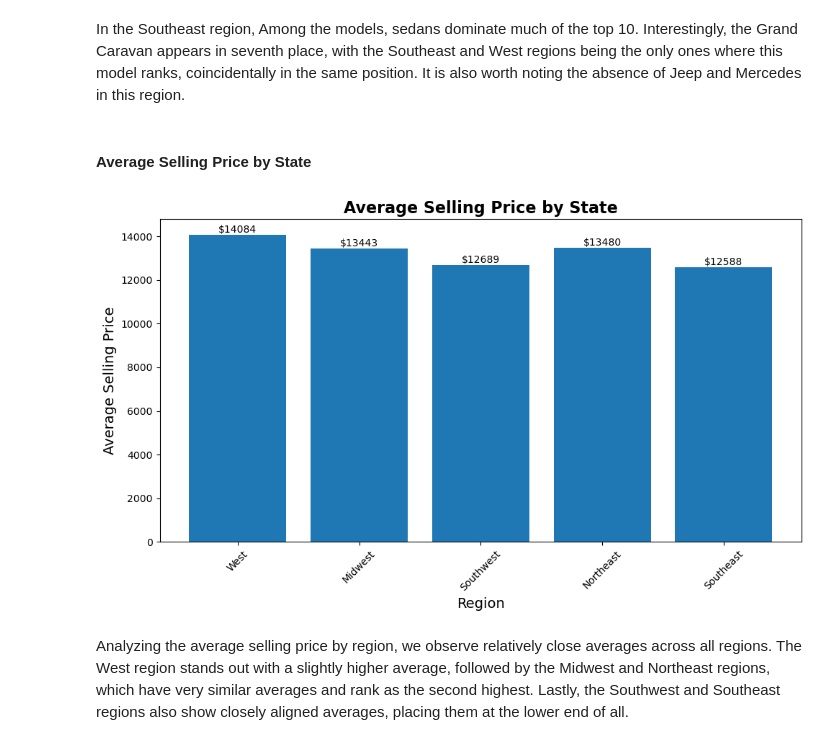
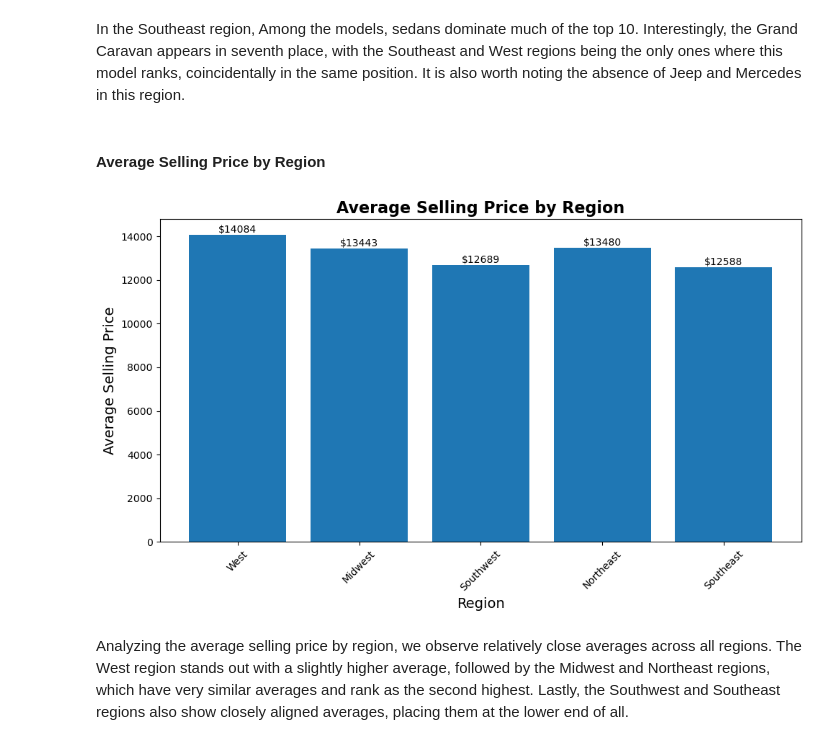
Before and after one commit to pedrinhomendes/USA-Car-Sales-Analysis-Report, a Jupyter notebook: Car_Sales_Analysis.ipynb, the cells around one changed output. Cells and saved outputs as stored; diff of their text form; code cells hidden in the pictures.

```diff
--- a/Car_Sales_Analysis.ipynb
+++ b/Car_Sales_Analysis.ipynb
@@ -514,7 +514,7 @@ plt.show()
 # %% [markdown]
 In the Southeast region, Among the models, sedans dominate much of the top 10. Interestingly, the Grand Caravan appears in seventh place, with the Southeast and West regions being the only ones where this model ranks, coincidentally in the same position. It is also worth noting the absence of Jeep and Mercedes in this region.
 # %% [markdown]
-#### Average Selling Price by State
+#### Average Selling Price by Region
 # %%
 avg_sellingprice_color_west = west['sellingprice'].mean()
 avg_sellingprice_color_midwest = midwest['sellingprice'].mean()
@@ -524,27 +524,27 @@ avg_sellingprice_southeast = southeast['sellingprice'].mean()
 # %%
 region_prices = {
     'West': west['sellingprice'].mean(),
     'Midwest': midwest['sellingprice'].mean(),
     'Southwest': southwest['sellingprice'].mean(),
     'Northeast': northeast['sellingprice'].mean(),
     'Southeast': southeast['sellingprice'].mean()
 }
 
 plt.figure(figsize=(10, 6))
 graph = plt.bar(region_prices.keys(), region_prices.values())
-plt.title('Average Selling Price by State', fontsize=16, fontweight='bold')
+plt.title('Average Selling Price by Region', fontsize=16, fontweight='bold')
 plt.xlabel('Region', fontsize=14)
 plt.ylabel('Average Selling Price', fontsize=14)
 plt.xticks(rotation=45)
 plt.tight_layout()
 
 for bar in graph:
     height = bar.get_height()
     plt.text(bar.get_x() + bar.get_width() / 2, height, f'${height:.0f}', ha='center', va='bottom')
 
 plt.show()
 # %% [output]
-[figure, old version]
+[figure, new version]
 # %% [markdown]
 Analyzing the average selling price by region, we observe relatively close averages across all regions. The West region stands out with a slightly higher average, followed by the Midwest and Northeast regions, which have very similar averages and rank as the second highest. Lastly, the Southwest and Southeast regions also show closely aligned averages, placing them at the lower end of all.
 # %% [markdown]
```
Also changed, not shown: parts of 11 cells of this notebook.
